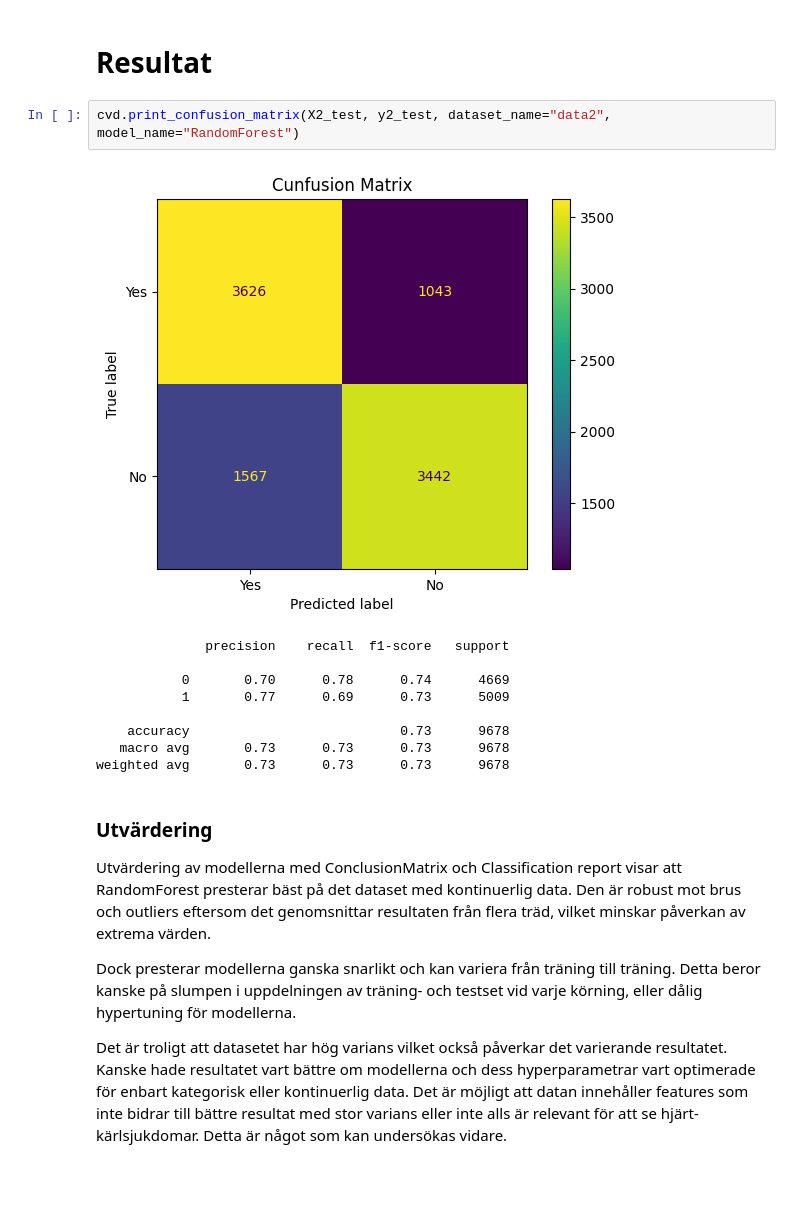
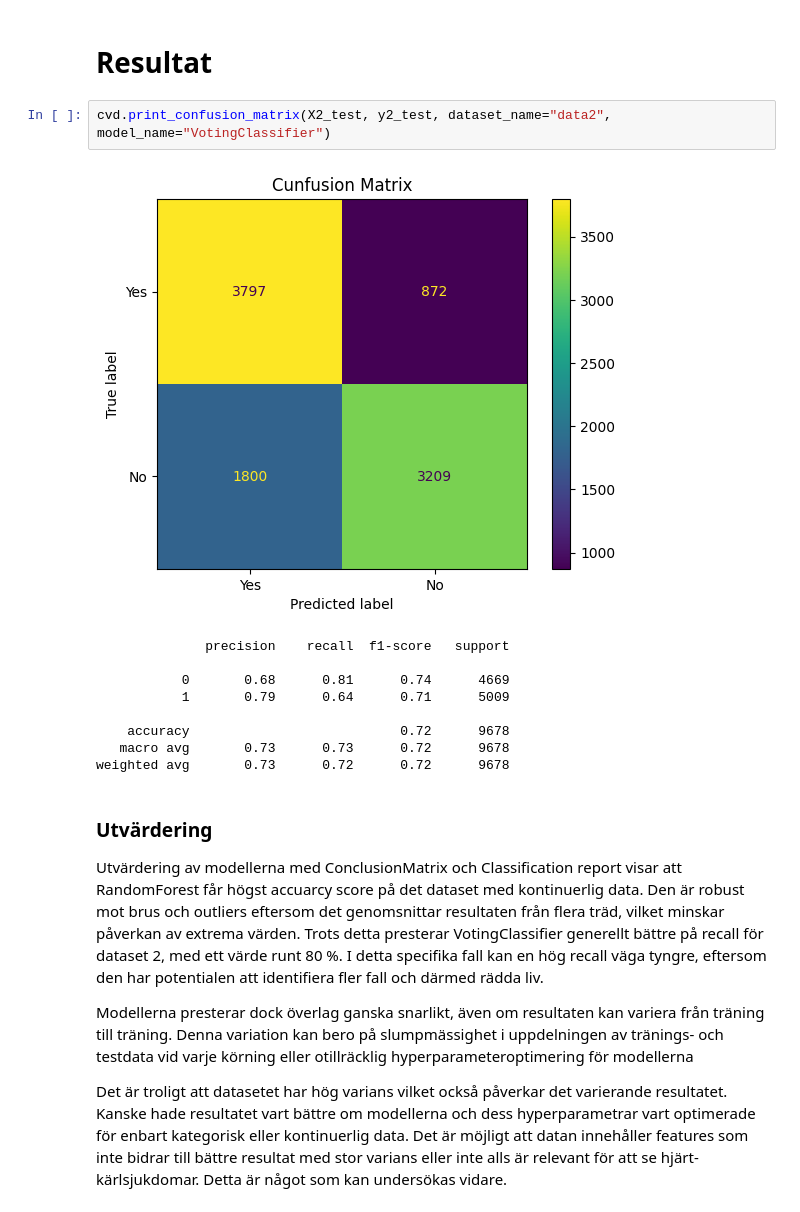
Before and after one commit to MrEcE0046/Machine-Learning, a Jupyter notebook: Lab/Lab_Demo.ipynb, the cells around one changed output. Saved outputs shown, nothing was run; the diff lists cells and outputs as text; blank space fills up the shorter version.

```diff
--- a/Lab/Lab_Demo.ipynb
+++ b/Lab/Lab_Demo.ipynb
@@ -357,21 +355,21 @@ cvd.best_models
 # %% [markdown]
 # Resultat
 # %%
-cvd.print_confusion_matrix(X2_test, y2_test, dataset_name="data2", model_name="RandomForest")
+cvd.print_confusion_matrix(X2_test, y2_test, dataset_name="data2", model_name="VotingClassifier")
 # %% [output]
-[figure, old version]
+[figure, new version]
               precision    recall  f1-score   support
 
-           0       0.70      0.78      0.74      4669
-           1       0.77      0.69      0.73      5009
+           0       0.68      0.81      0.74      4669
+           1       0.79      0.64      0.71      5009
 
-    accuracy                           0.73      9678
-   macro avg       0.73      0.73      0.73      9678
-weighted avg       0.73      0.73      0.73      9678
+    accuracy                           0.72      9678
+   macro avg       0.73      0.73      0.72      9678
+weighted avg       0.73      0.72      0.72      9678
 # %% [markdown]
 ### Utvärdering
-Utvärdering av modellerna med ConclusionMatrix och Classification report visar att RandomForest presterar bäst på det dataset med kontinuerlig data. Den är robust mot brus och outliers eftersom det genomsnittar resultaten från flera träd, vilket minskar påverkan av extrema värden.
+Utvärdering av modellerna med ConclusionMatrix och Classification report visar att RandomForest får högst accuarcy score på det dataset med kontinuerlig data. Den är robust mot brus och outliers eftersom det genomsnittar resultaten från flera träd, vilket minskar påverkan av extrema värden. Trots detta presterar VotingClassifier generellt bättre på recall för dataset 2, med ett värde runt 80 %. I detta specifika fall kan en hög recall väga tyngre, eftersom den har potentialen att identifiera fler fall och därmed rädda liv.
 
-Dock presterar modellerna ganska snarlikt och kan variera från träning till träning. Detta beror kanske på slumpen i uppdelningen av träning- och testset vid varje körning, eller dålig hypertuning för modellerna.
+Modellerna presterar dock överlag ganska snarlikt, även om resultaten kan variera från träning till träning. Denna variation kan bero på slumpmässighet i uppdelningen av tränings- och testdata vid varje körning eller otillräcklig hyperparameteroptimering för modellerna
 
 Det är troligt att datasetet har hög varians vilket också påverkar det varierande resultatet. Kanske hade resultatet vart bättre om modellerna och dess hyperparametrar vart optimerade för enbart kategorisk eller kontinuerlig data. Det är möjligt att datan innehåller features som inte bidrar till bättre resultat med stor varians eller inte alls är relevant för att se hjärt-kärlsjukdomar. Detta är något som kan undersökas vidare.
```
Also changed, not shown: parts of 1 cell of this notebook.
